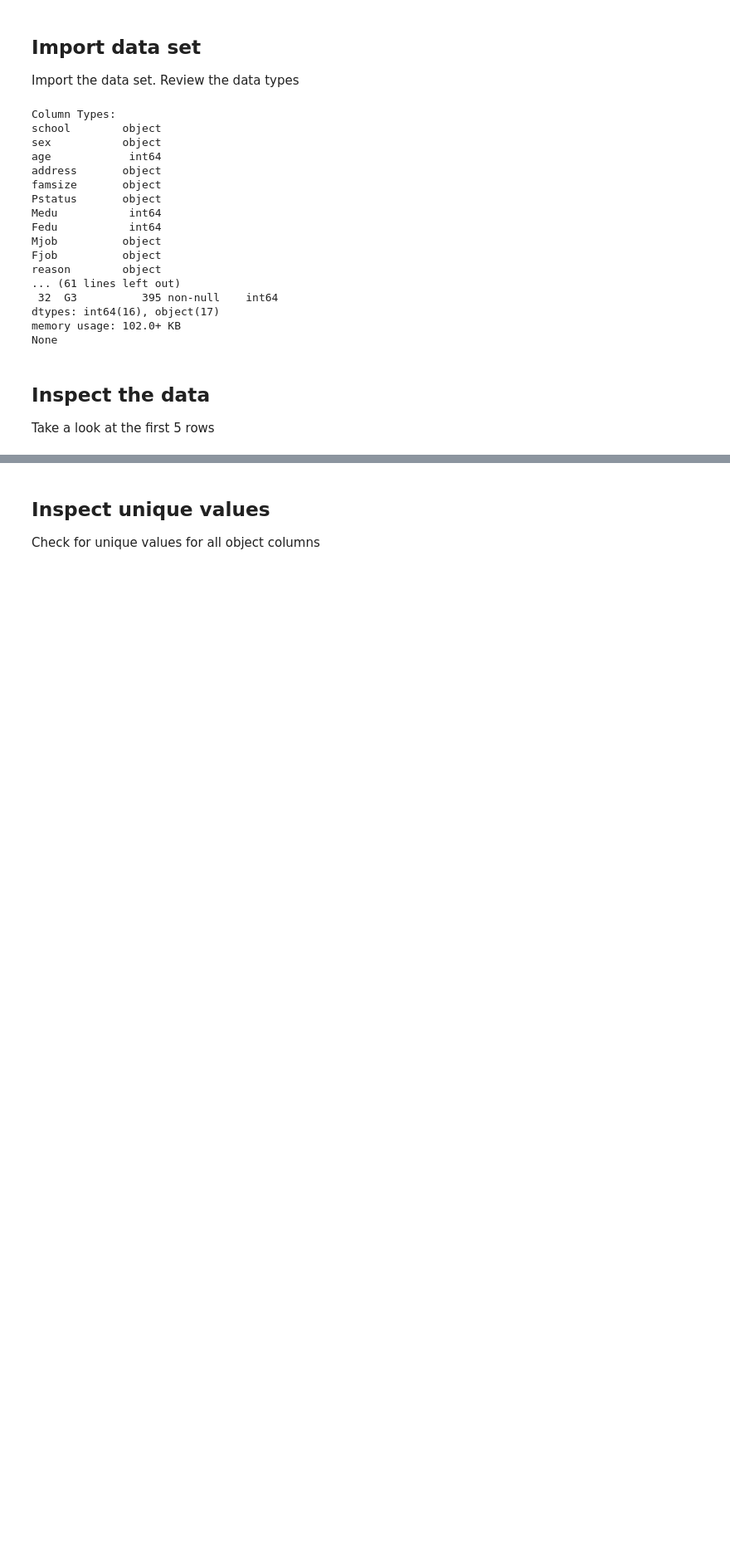
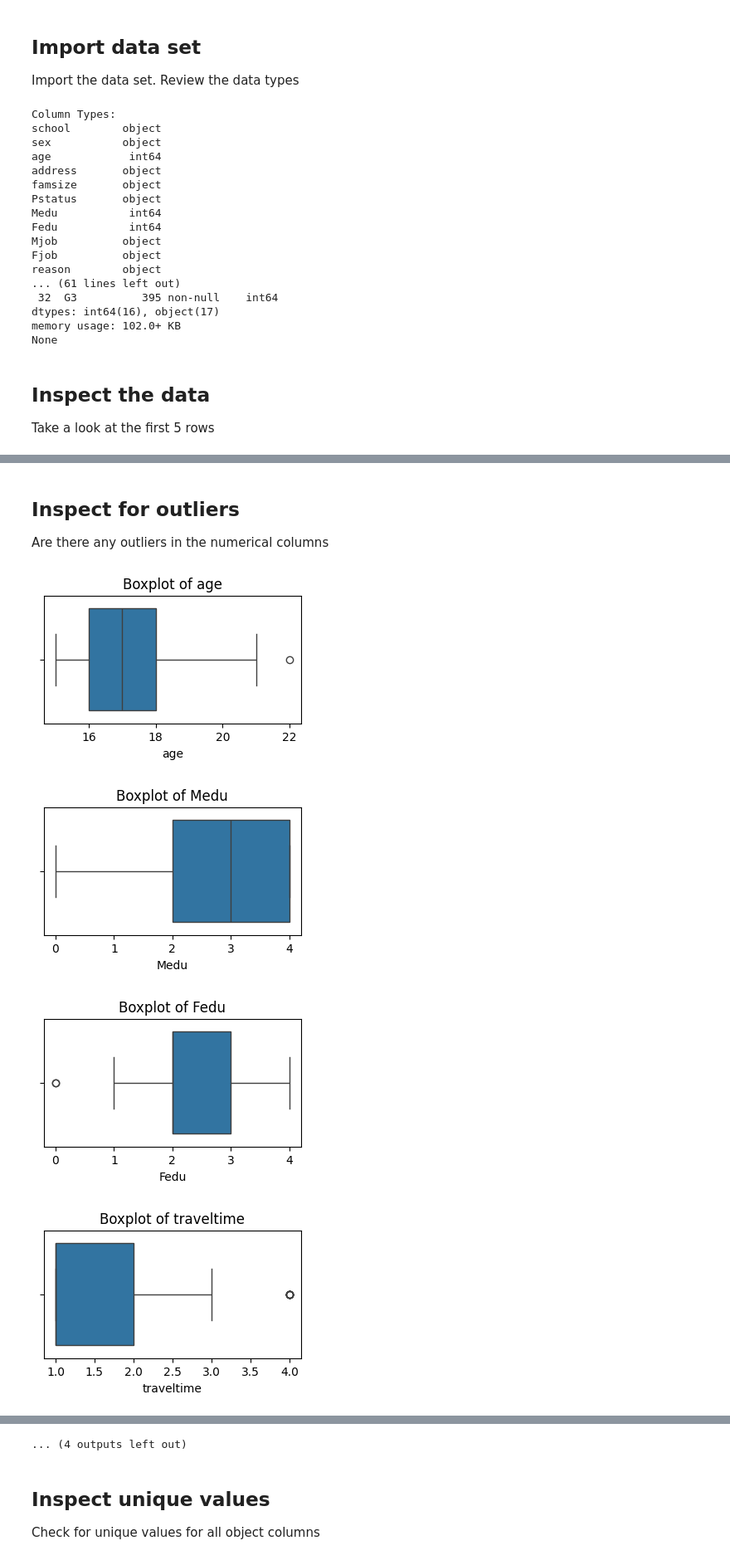
Before and after one commit to obaro/ml-intro, a Jupyter notebook: Final-StudentPerformance.ipynb, the cells around one changed output, grey strips where cells are left out. Shown at 83% size. Saved outputs shown, nothing was run; the diff lists cells and outputs as text; code cells hidden in the pictures; blank space fills up the shorter version.

```diff
--- a/Final-StudentPerformance.ipynb
+++ b/Final-StudentPerformance.ipynb
@@ -73,0 +85,17 @@ print(data.head())
+# %% [markdown]
+## Inspect for outliers
+Are there any outliers in the numerical columns
+# %%
+numerical_columns = data.select_dtypes(include=['int64']).columns
+
+for column in numerical_columns:
+    plt.figure(figsize=(4, 2))
+    sns.boxplot(x=data[column])
+    plt.title(f"Boxplot of {column}")
+    plt.xlabel(column)
+    plt.show()
+# %% [output]
+[figure, added]
+[figure, added]
+[figure, added]
+[figure, added]
@@ -74,3 +110,4 @@ print(data.head())
+... (4 outputs left out)
 # %% [markdown]
 ## Inspect unique values
 Check for unique values for all object columns
```
Also changed, not shown: parts of 24 cells of this notebook, 2 other files.
